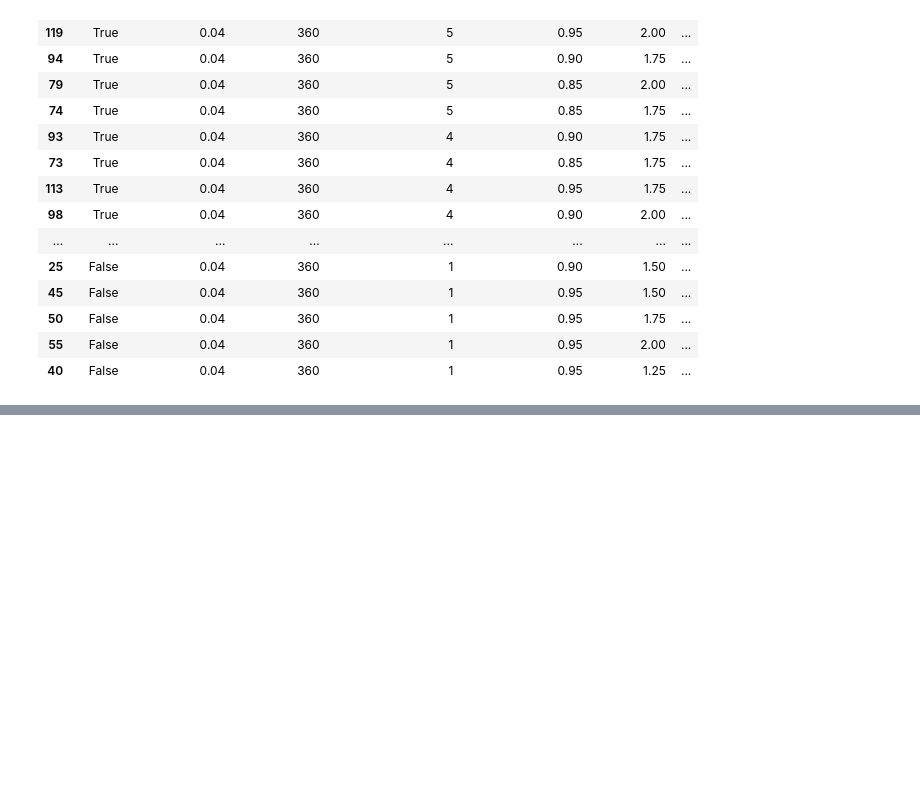
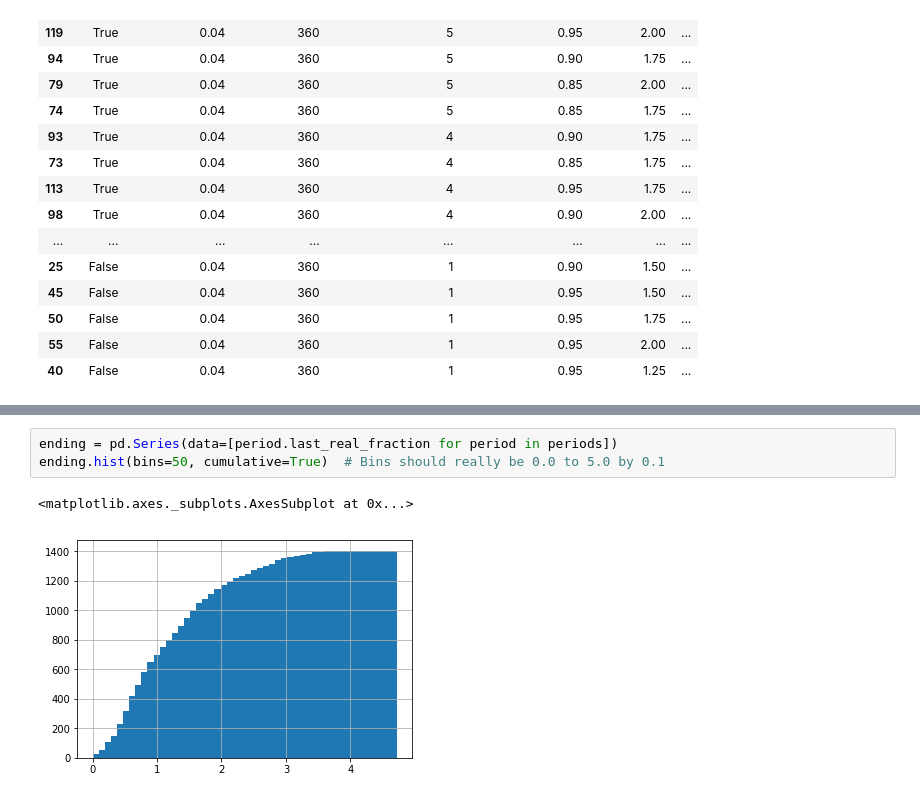
Before and after one commit to mday64/StockMarket, a Jupyter notebook: StockMarket2.ipynb, the cells around one changed output, grey strips where cells are left out. Saved outputs shown, nothing was run; the diff lists cells and outputs as text; blank space fills up the shorter version.

```diff
--- a/StockMarket2.ipynb
+++ b/StockMarket2.ipynb
@@ -765,0 +761,6 @@ df3.style.format({'last':'{:,.2f}', 'success':'{:.3%}'})
+# %%
+ending = pd.Series(data=[period.last_real_fraction for period in periods])
+ending.hist(bins=50, cumulative=True)  # Bins should really be 0.0 to 5.0 by 0.1
+# %% [output]
+<matplotlib.axes._subplots.AxesSubplot at 0x...>
+[figure, added]
```
Also changed, not shown: parts of 38 cells of this notebook, 1 other file.
